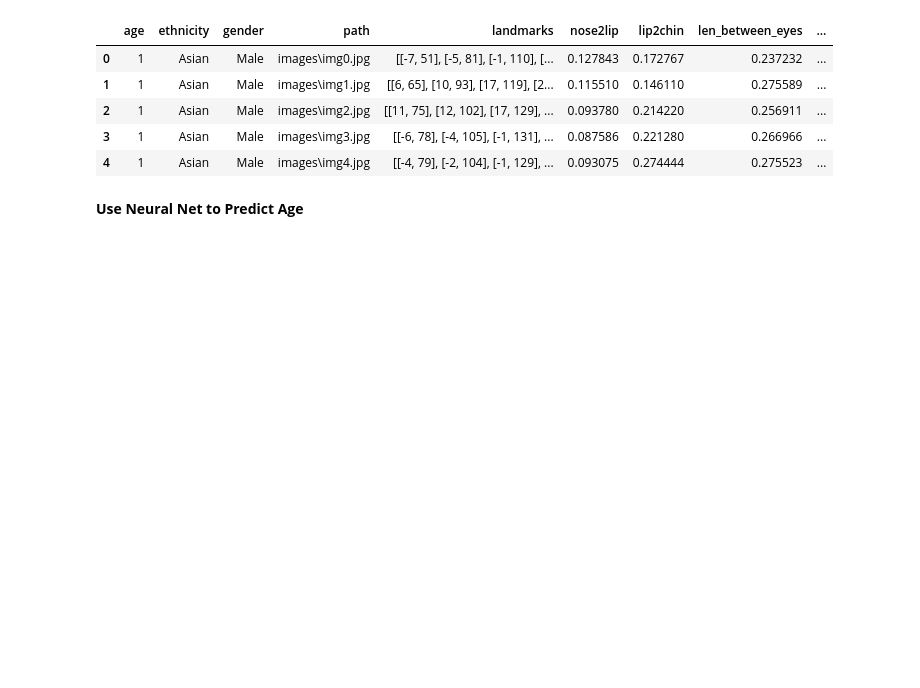
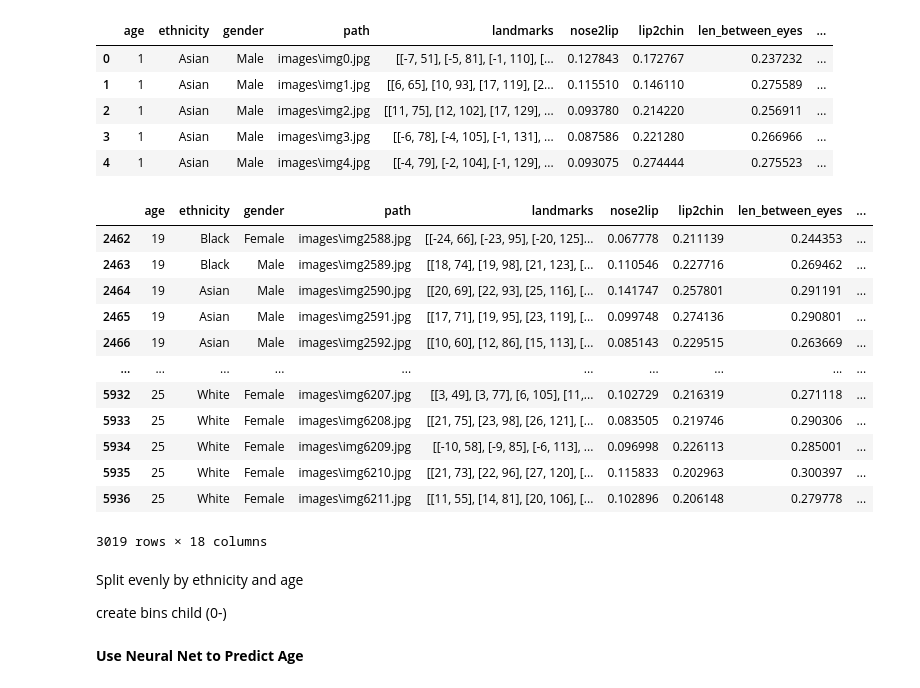
Before and after one commit to mbearw-berkeley/W207-finalProject, a Jupyter notebook: Neural_Network_Code.ipynb, the cells around one changed output. Saved outputs shown, nothing was run; the diff lists cells and outputs as text; code cells hidden in the pictures; blank space fills up the shorter version.

```diff
--- a/Neural_Network_Code.ipynb
+++ b/Neural_Network_Code.ipynb
@@ -37,6 +37,29 @@ face_recog.head()
 | 2 | 1 | Asian | Male | images\img2.jpg | [[11, 75], [12, 102], [17, 129], ... | 0.093780 | 0.214220 | 0.256911 | ... |
 | 3 | 1 | Asian | Male | images\img3.jpg | [[-6, 78], [-4, 105], [-1, 131], ... | 0.087586 | 0.221280 | 0.266966 | ... |
 | 4 | 1 | Asian | Male | images\img4.jpg | [[-4, 79], [-2, 104], [-1, 129], ... | 0.093075 | 0.274444 | 0.275523 | ... |
+# %%
+face_recog[(face_recog["age"] <= 25) &(face_recog["age"]>18)]
+# %% [output]
+|  | age | ethnicity | gender | path | landmarks | nose2lip | lip2chin | len_between_eyes | ... |
+| 2462 | 19 | Black | Female | images\img2588.jpg | [[-24, 66], [-23, 95], [-20, 125]... | 0.067778 | 0.211139 | 0.244353 | ... |
+| 2463 | 19 | Black | Male | images\img2589.jpg | [[18, 74], [19, 98], [21, 123], [... | 0.110546 | 0.227716 | 0.269462 | ... |
+| 2464 | 19 | Asian | Male | images\img2590.jpg | [[20, 69], [22, 93], [25, 116], [... | 0.141747 | 0.257801 | 0.291191 | ... |
+| 2465 | 19 | Asian | Male | images\img2591.jpg | [[17, 71], [19, 95], [23, 119], [... | 0.099748 | 0.274136 | 0.290801 | ... |
+| 2466 | 19 | Asian | Male | images\img2592.jpg | [[10, 60], [12, 86], [15, 113], [... | 0.085143 | 0.229515 | 0.263669 | ... |
+| ... | ... | ... | ... | ... | ... | ... | ... | ... | ... |
+| 5932 | 25 | White | Female | images\img6207.jpg | [[3, 49], [3, 77], [6, 105], [11,... | 0.102729 | 0.216319 | 0.271118 | ... |
+| 5933 | 25 | White | Female | images\img6208.jpg | [[21, 75], [23, 98], [26, 121], [... | 0.083505 | 0.219746 | 0.290306 | ... |
+| 5934 | 25 | White | Female | images\img6209.jpg | [[-10, 58], [-9, 85], [-6, 113], ... | 0.096998 | 0.226113 | 0.285001 | ... |
+| 5935 | 25 | White | Female | images\img6210.jpg | [[21, 73], [22, 96], [27, 120], [... | 0.115833 | 0.202963 | 0.300397 | ... |
+| 5936 | 25 | White | Female | images\img6211.jpg | [[11, 55], [14, 81], [20, 106], [... | 0.102896 | 0.206148 | 0.279778 | ... |
+3019 rows × 18 columns
+# %% [markdown]
+Split evenly by ethnicity and age
+
+
+
+create bins
+child (0-)
 # %%
 #Split the data into train test
 
```
Also changed, not shown: parts of 22 cells of this notebook.
